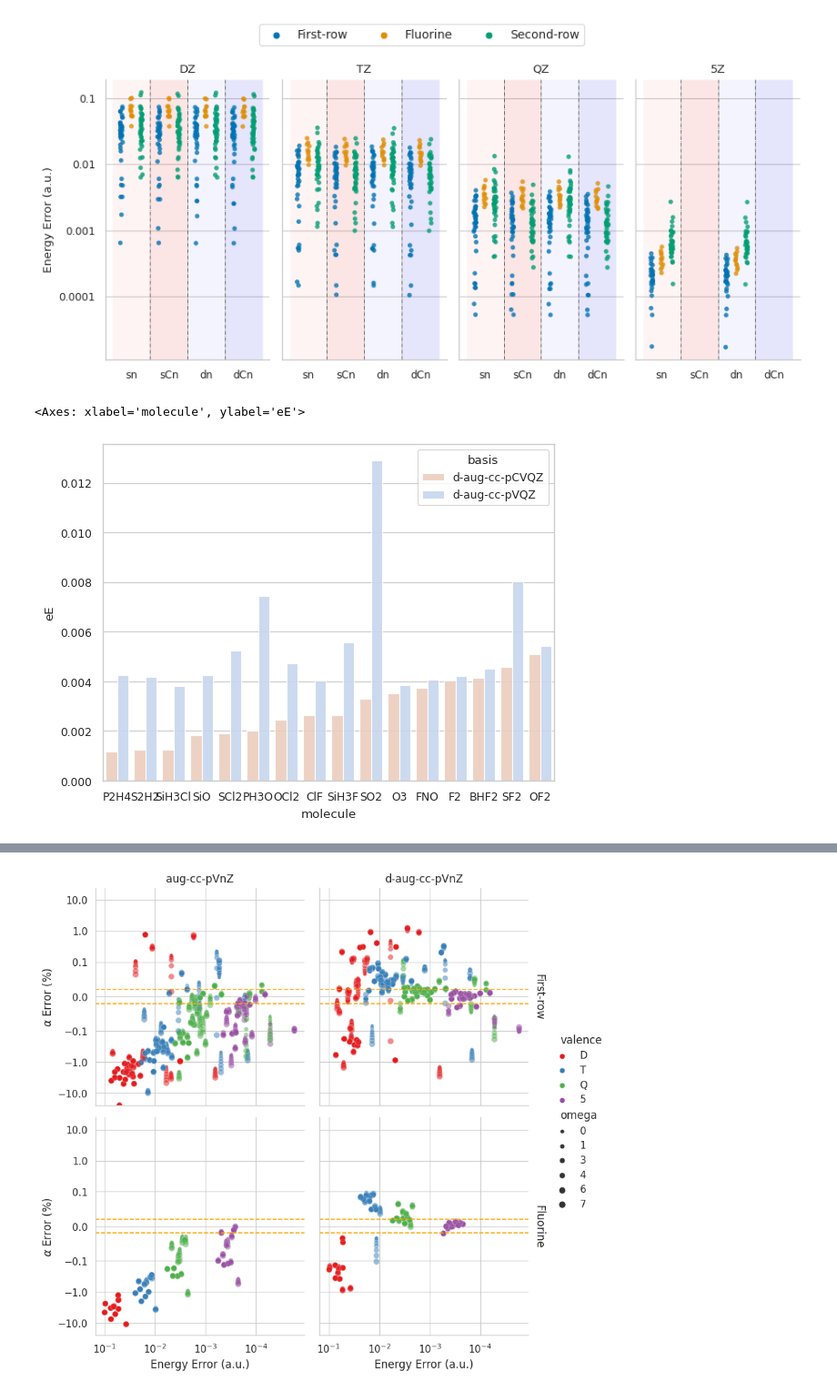
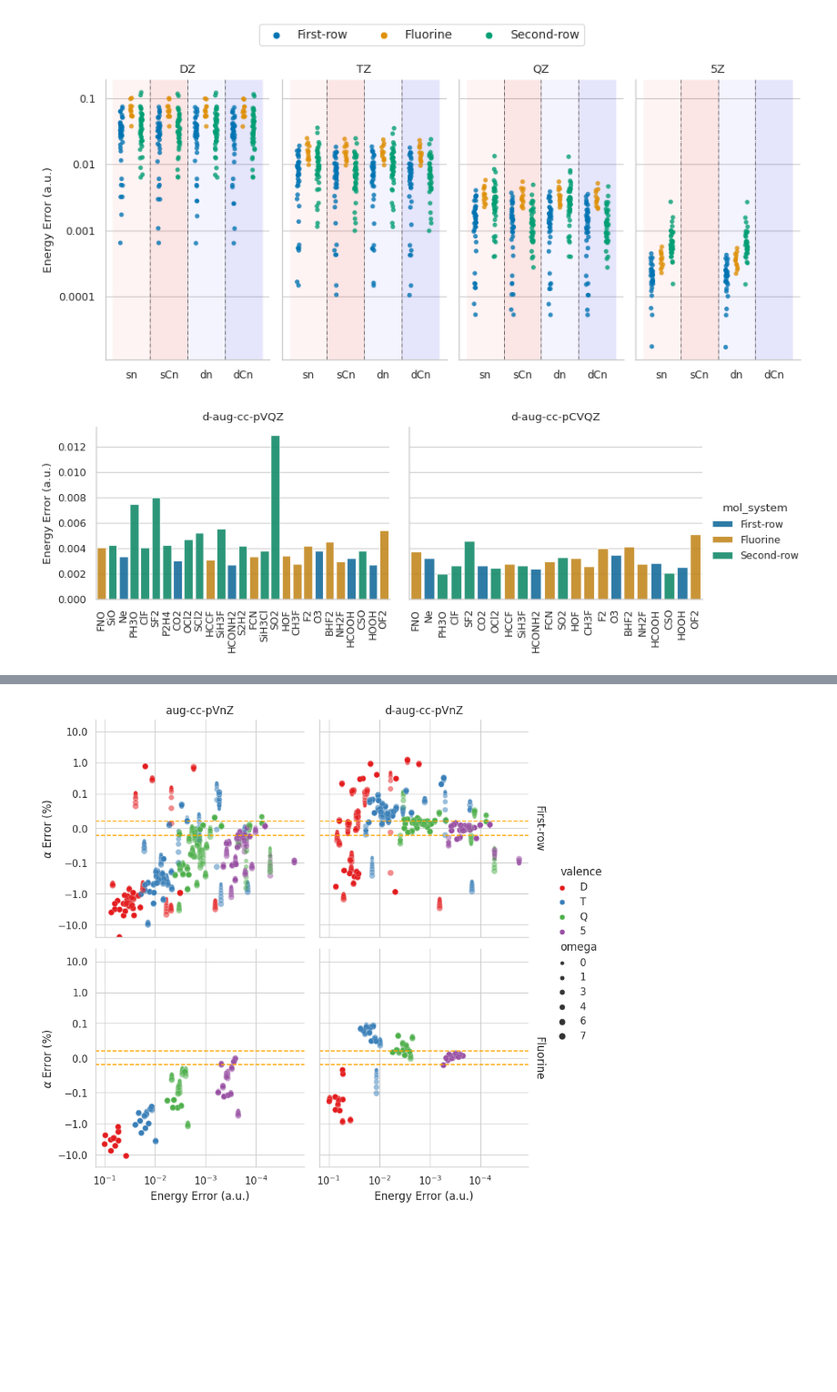
Before and after one commit to ahurta92/QuantumResponsePro, a Jupyter notebook: examples/PolarizabilityPaper/august_convergence.ipynb, the cells around one changed output, grey strips where cells are left out. Shown at 91% size. Cells and saved outputs as stored; diff of their text form; code cells hidden in the pictures; blank space fills up the shorter version.

Commit message:
Figures for presentation

```diff
--- a/examples/PolarizabilityPaper/august_convergence.ipynb
+++ b/examples/PolarizabilityPaper/august_convergence.ipynb
@@ -644,19 +644,48 @@ g.fig.savefig(paper_path.joinpath('energy_error.png'), dpi=600, bbox_inches='tig
 # %% [output]
 [figure]
 # %%
-e_outliers = (basis_e_data.query('valence=="Q" & augmentation=="d-aug"').sort_values('eE',
-                                                                                     ascending=False).head(
-    20)).molecule.unique()
+
+daug_outliers = (basis_e_data.query('valence=="Q" & basis=="d-aug-cc-pVQZ" ').sort_values
+                 ('eE',
+                  ascending=False).head(20)).molecule.unique()
+daugC_outliers = (basis_e_data.query('valence=="Q" & basis=="d-aug-cc-pCVQZ"').sort_values
+                  ('eE',
+                   ascending=False).head(20)).molecule.unique()
+e_outliers = daug_outliers.tolist() + daugC_outliers.tolist()
 e_outliers = (basis_e_data.query("molecule.isin(@e_outliers) & valence=='Q' & "
-                                 "augmentation=='d-aug'").sort_values('eE', ascending=True)
-              .sort_values('eE')).sort_values('augmentation').sort_values('eE')
+                                 "augmentation=='d-aug'")
+              )
+# remove any values less with abs less than 0.02
+e_outliers = e_outliers.query('eE.abs()>.002')
 
-# create a barplot of the energy error for the outliers
-sns.barplot(x='molecule', y='eE', hue='basis', data=e_outliers, dodge=True,
-            alpha=.9, palette=simple_pal, fill=True)
+with sns.plotting_context('paper', font_scale=1.00):
+    #g = sns.FacetGrid(data=e_outliers, col='polarization', hue='mol_system', sharey=True,
+    #                  sharex=False, aspect=2.0, height
+    #                  =10, col_order=['V', 'CV'])
+    #g.map(sns.barplot, 'molecule', 'eE', 'basis',  alpha=.9)
+    ## adjust title to read d-aug-cc-pVQZ
+    # color the bars based on molecules mol_system typeo
+    g = sns.catplot(x='molecule', y='eE',
+                    hue='mol_system',
+                    col='polarization', col_order=['V', 'CV'],
+                    data=e_outliers, dodge=False,
+                    alpha=.9, palette='colorblind', fill=True, height=3, aspect=1.4, kind='bar',
+                    sharex=False
+                    )
+    g.set_titles('d-aug-cc-p{col_name}QZ')
+    g.set_xlabels('')
+    g.set_ylabels('Energy Error (a.u.)')
+    # rotate the xticks
+    for ax in g.axes.flat:
+        for label in ax.get_xticklabels():
+            label.set_rotation(90)
+            label.set_horizontalalignment('center')
+    # remove legend title
+    # create a new legend in 3 column format outside the plot
+    # using only a single legend only using the second axis
+    g.fig.savefig(paper_path.joinpath('energy_error_outliers.png'), dpi=600, bbox_inches='tight')
 # %% [output]
-<Axes: xlabel='molecule', ylabel='eE'>
-[figure, old version]
+[figure, new version]
 # %%
 
 basis_data['absolute_alphaE'] = basis_data.alphaE.abs()
```
Also changed, not shown: parts of 2 cells of this notebook, 8 other files.
